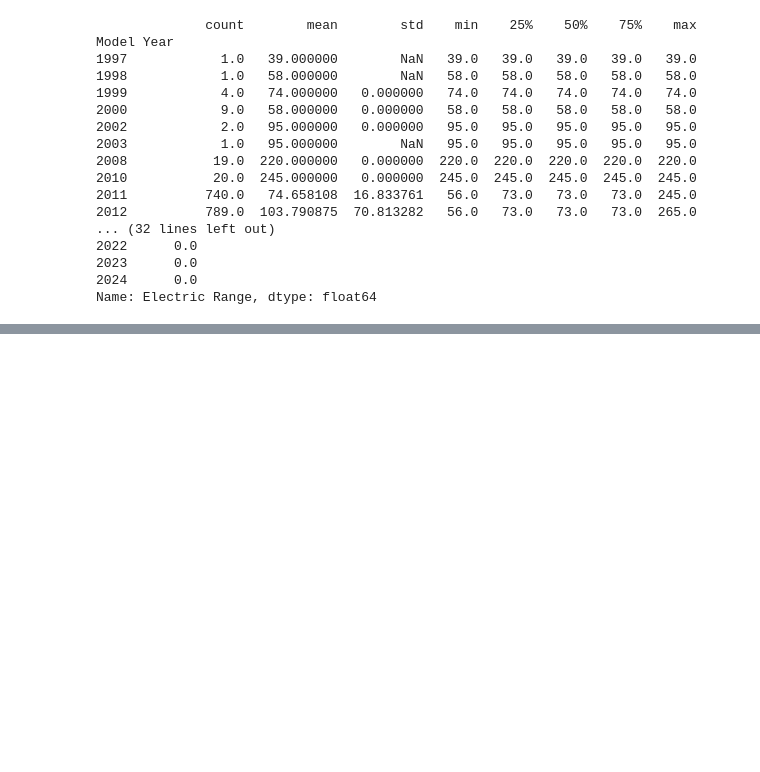
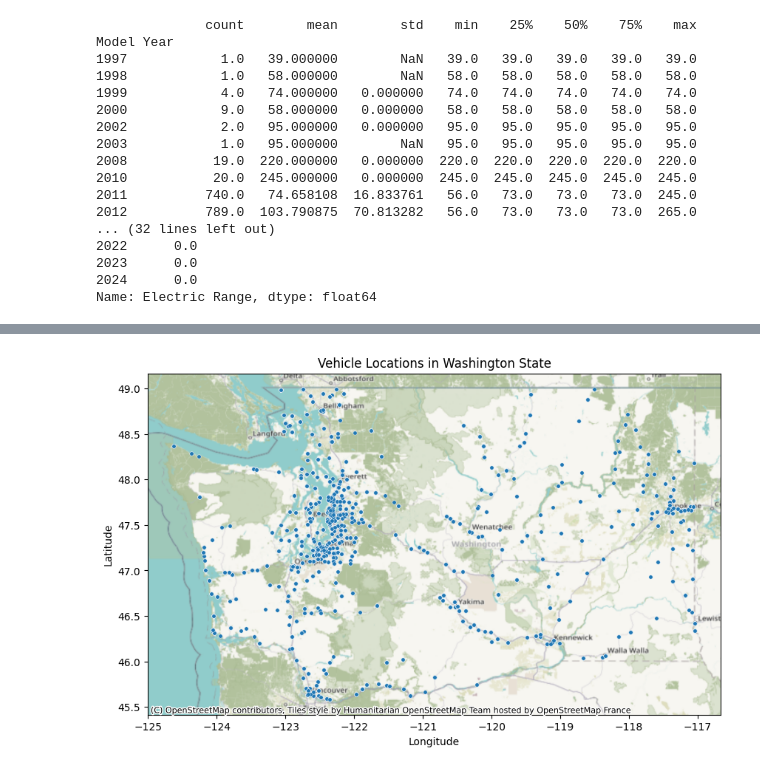
Before and after one commit to MichaelHowick/CS4580-EDA-Assignment, a Jupyter notebook: lk_notebook.ipynb, the cells around one changed output, grey strips where cells are left out. Drawn from its saved outputs; the diff is of its cells as text; code cells hidden in the pictures; blank space fills up the shorter version.

```diff
--- a/lk_notebook.ipynb
+++ b/lk_notebook.ipynb
@@ -93,0 +124,10 @@ model20201_df.head()
+# %%
+plt.figure(figsize=(10, 6))
+ax = sns.scatterplot(x='Longitude', y='latitude', data=bev_df, s=15)
+ctx.add_basemap(ax, crs="EPSG:4326")
+plt.xlabel('Longitude')
+plt.ylabel('Latitude')
+plt.title('Vehicle Locations in Washington State')
+plt.show()
+# %% [output]
+[figure, added]
```
Also changed, not shown: parts of 5 cells of this notebook, 2 other files.
